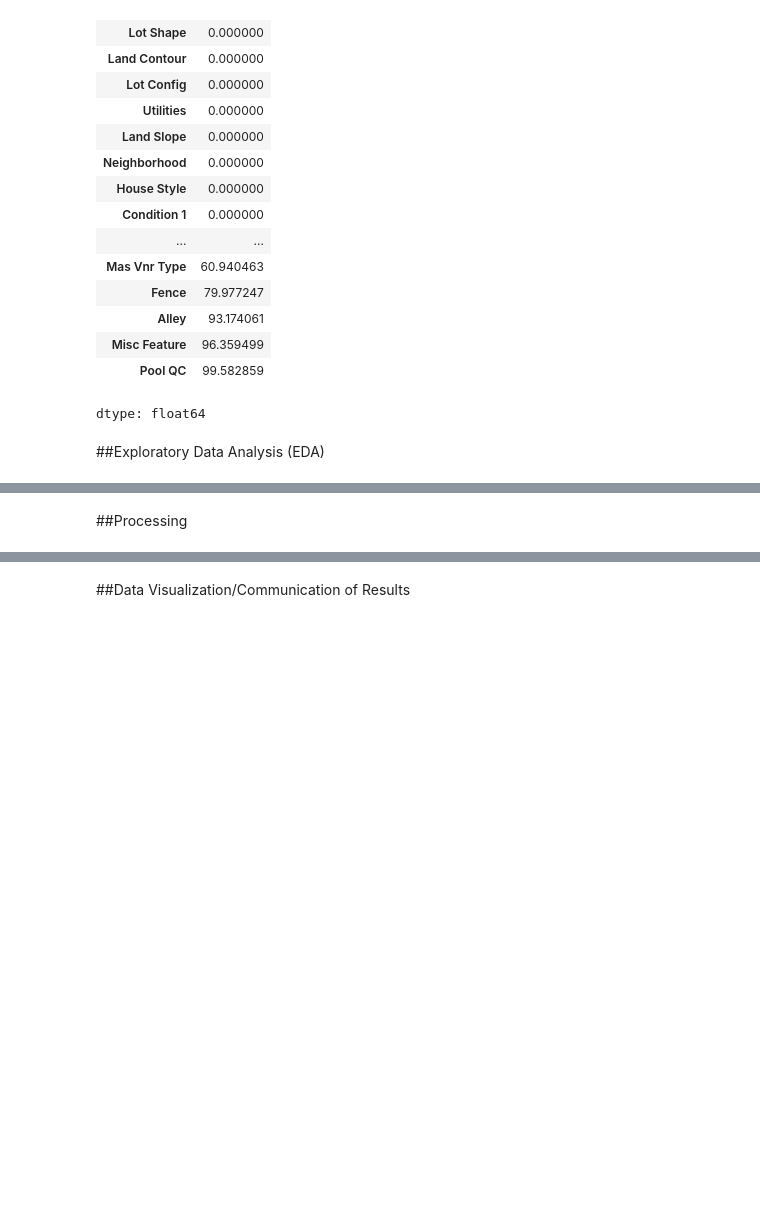
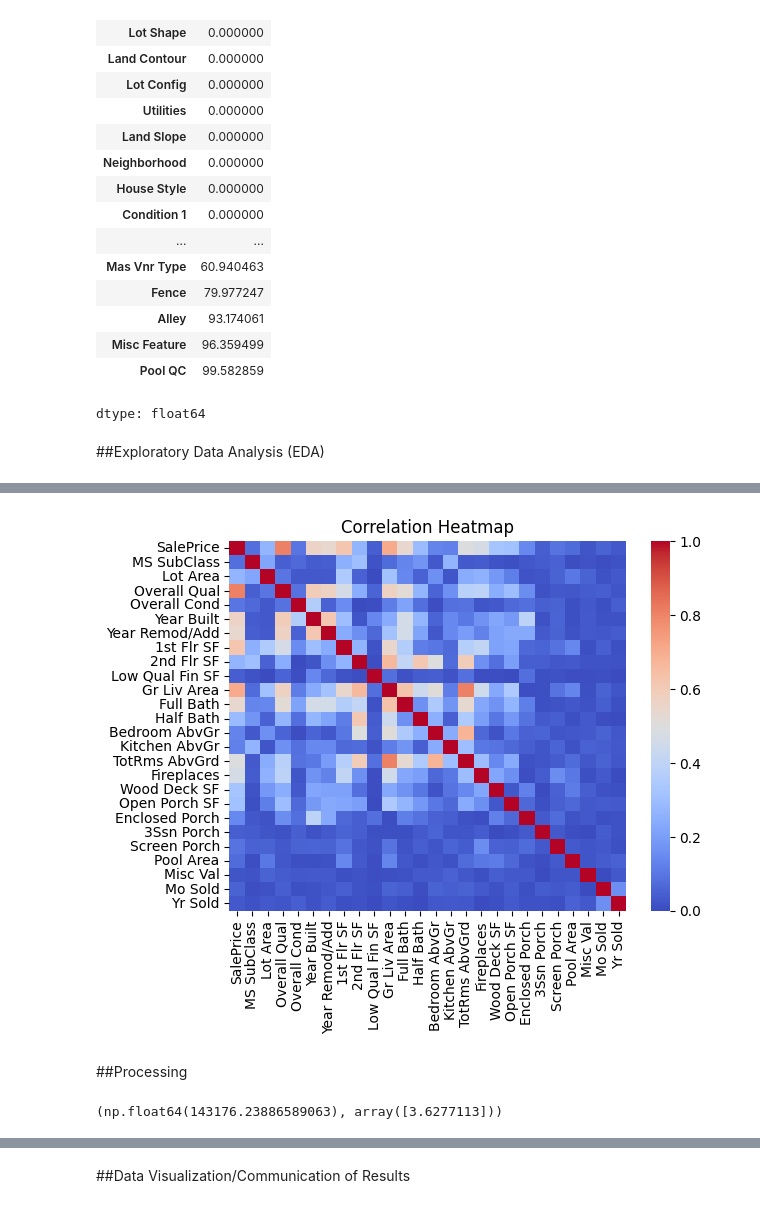
Before and after one commit to test-ds-21/stephanie465337___Data-Science-Portfolio-C21, a Jupyter notebook: Projects/Project-2/Housing.ipynb, the cells around one changed output, grey strips where cells are left out. Cells and saved outputs as stored; diff of their text form; code cells hidden in the pictures; blank space fills up the shorter version.

```diff
--- a/Projects/Project-2/Housing.ipynb
+++ b/Projects/Project-2/Housing.ipynb
@@ -204,0 +256,3 @@ df.select_dtypes(include=['int64'])
+# %%
+df_int = df.select_dtypes(include=['int64']).drop(columns=['PID', 'SalePrice'])
+df_int
@@ -241,3 +332,7 @@ df.select_dtypes(include=['object']).isna().sum().sort_values().divide(df.index.
 dtype: float64
 # %% [markdown]
 ##Exploratory Data Analysis (EDA)
+# %%
+cols = ['SalePrice'] + df_int.columns.tolist()
+df_lr = df[cols]
+df_lr
@@ -243,0 +353,3 @@ dtype: float64
+# %%
+corr_matrix = df_lr.corr().abs()
+corr_matrix
@@ -244,2 +375,19 @@ dtype: float64
+# %%
+corr_matrix
+sns.heatmap(
+  corr_matrix,
+  cmap='coolwarm',
+  xticklabels = df_lr.columns,
+  yticklabels = df_lr.columns,
+  # annot=True,
+  vmin = 0,
+  vmax = 1,
+  )
+
+plt.title("Correlation Heatmap")
+plt.savefig('corr.png')
+plt.show()
+# %% [output]
+[figure, added]
 # %% [markdown]
 ##Processing
@@ -245,0 +400,8 @@ dtype: float64
+# %%
+#Fit a linear model using Sklearn
+model = LinearRegression()
+myfit = model.fit(X_train, y_train)
+
+(myfit.intercept_, myfit.coef_)
+# %% [output]
+(np.float64(143176.23886589063), array([3.6277113]))
```
Also changed, not shown: parts of 19 cells of this notebook.
